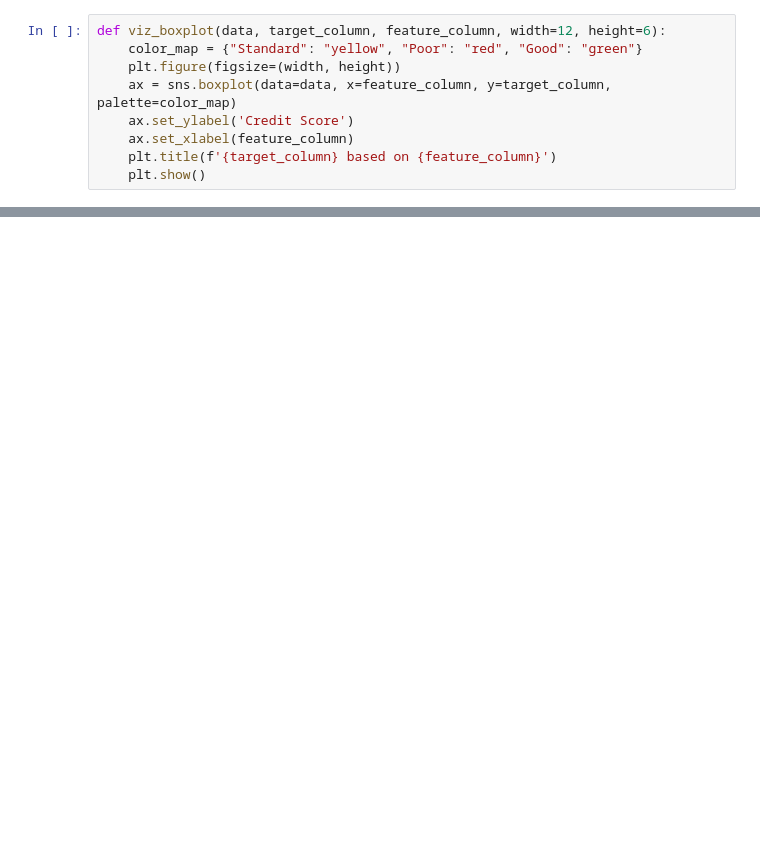
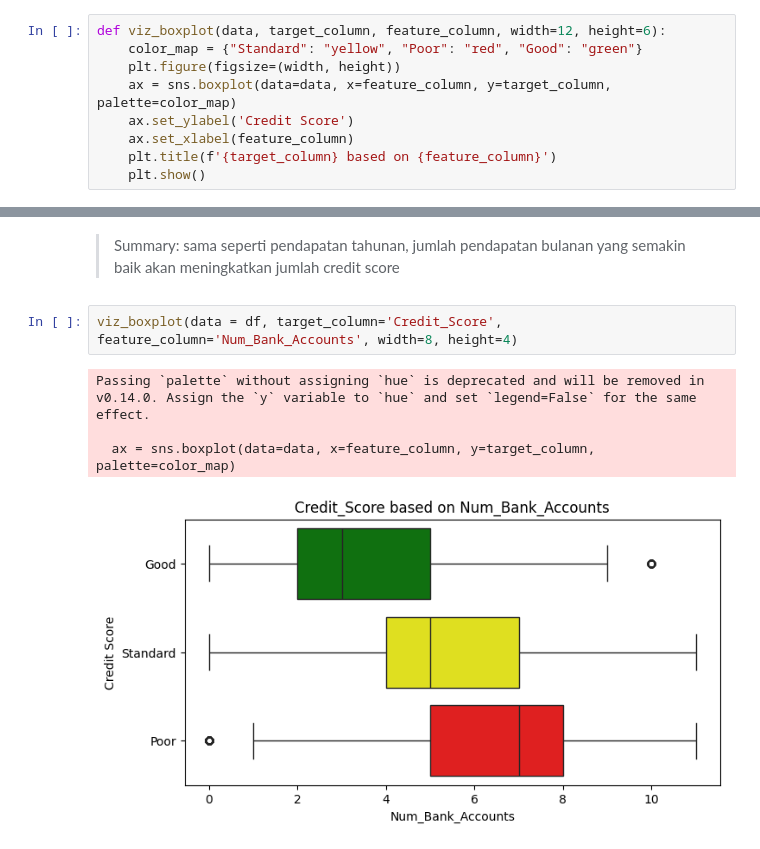
Before and after one commit to michaeljonathann/Credit-Score-Classification-Case-Study---Jo, a Jupyter notebook: Credit-Score-Classification.ipynb, the cells around one changed output, grey strips where cells are left out. Drawn from its saved outputs; the diff is of its cells as text; blank space fills up the shorter version.

```diff
--- a/Credit-Score-Classification.ipynb
+++ b/Credit-Score-Classification.ipynb
@@ -110,0 +121,9 @@ Passing `palette` without assigning `hue` is deprecated and will be removed in v
+# %% [markdown]
+> Summary: sama seperti pendapatan tahunan, jumlah pendapatan bulanan yang semakin baik akan meningkatkan jumlah credit score
+# %%
+viz_boxplot(data = df, target_column='Credit_Score', feature_column='Num_Bank_Accounts', width=8, height=4)
+# %% [output]
+Passing `palette` without assigning `hue` is deprecated and will be removed in v0.14.0. Assign the `y` variable to `hue` and set `legend=False` for the same effect.
+
+  ax = sns.boxplot(data=data, x=feature_column, y=target_column, palette=color_map)
+[figure, added]
```
Also changed, not shown: parts of 16 cells of this notebook.
